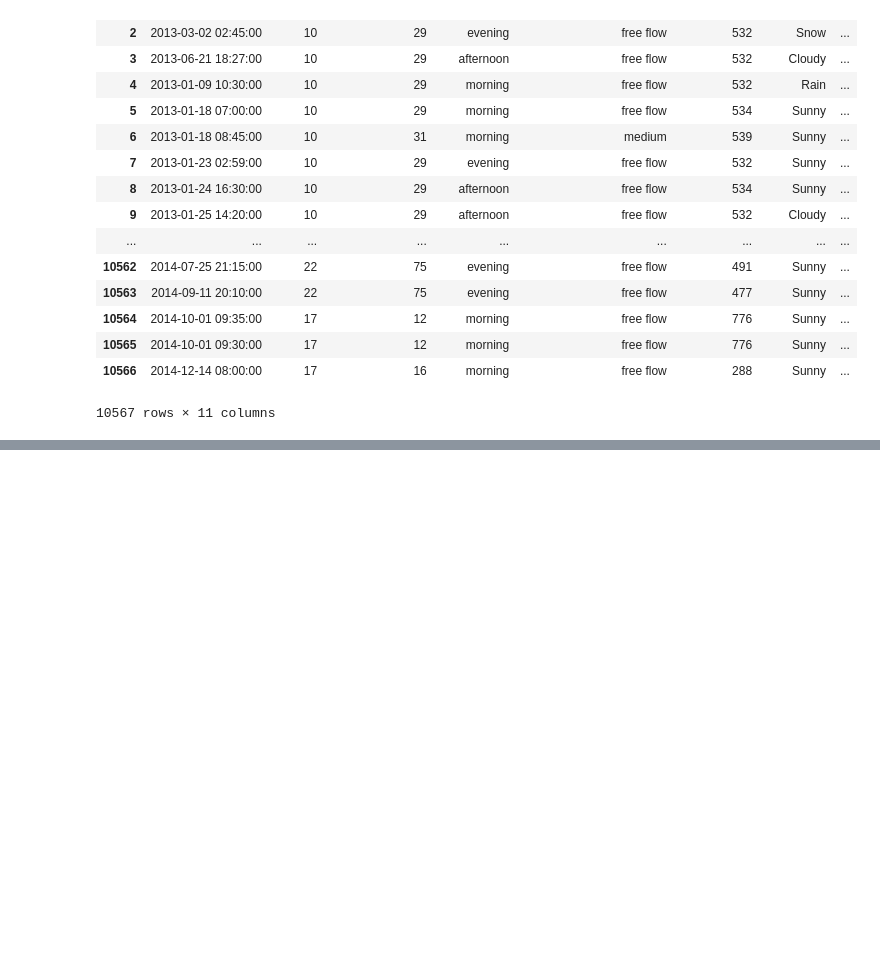
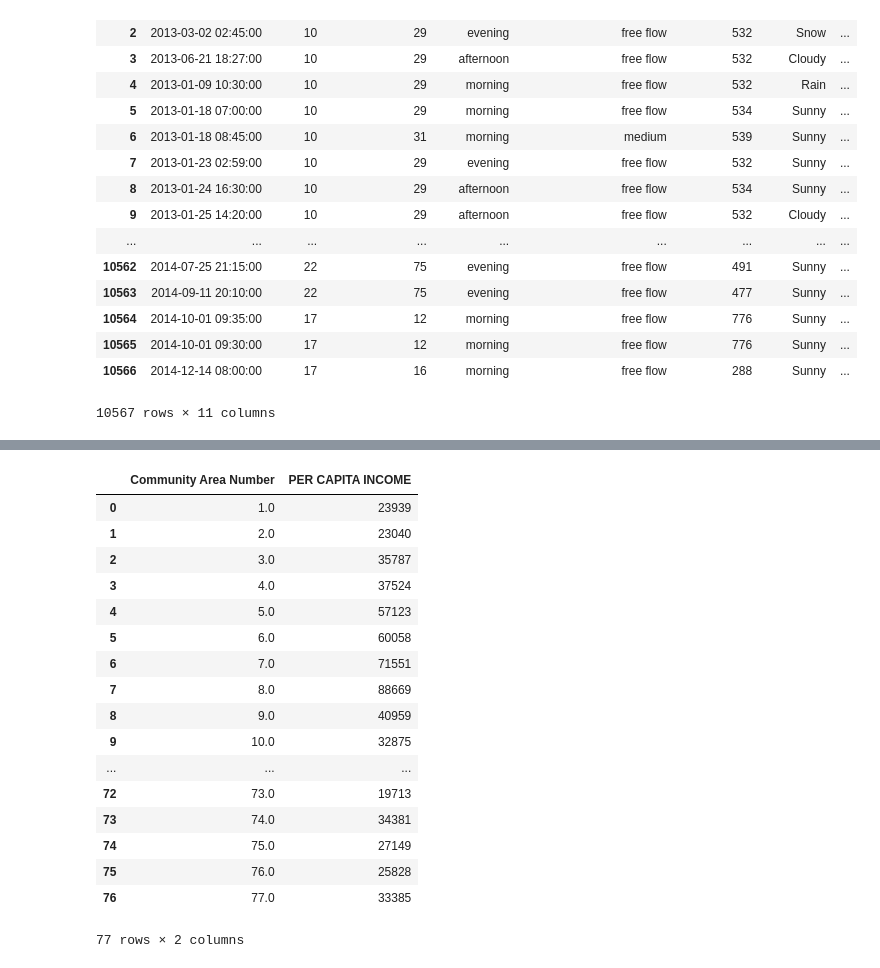
Before and after one commit to ChenshuXu/cse482-project, a Jupyter notebook: final pre-process.ipynb, the cells around one changed output, grey strips where cells are left out. Cells and saved outputs as stored; diff of their text form; code cells hidden in the pictures; blank space fills up the shorter version.

```diff
--- a/final pre-process.ipynb
+++ b/final pre-process.ipynb
@@ -70,0 +116,24 @@ crime_data
+# %%
+income_data = pd.read_csv("Census_Data_-_Selected_socioeconomic_indicators_in_Chicago__2008___2012.csv")
+income_data = income_data.dropna()
+income_data = income_data[['Community Area Number','PER CAPITA INCOME ']]
+income_data
+# %% [output]
+|  | Community Area Number | PER CAPITA INCOME |
+| 0 | 1.0 | 23939 |
+| 1 | 2.0 | 23040 |
+| 2 | 3.0 | 35787 |
+| 3 | 4.0 | 37524 |
+| 4 | 5.0 | 57123 |
+| 5 | 6.0 | 60058 |
+| 6 | 7.0 | 71551 |
+| 7 | 8.0 | 88669 |
+| 8 | 9.0 | 40959 |
+| 9 | 10.0 | 32875 |
+| ... | ... | ... |
+| 72 | 73.0 | 19713 |
+| 73 | 74.0 | 34381 |
+| 74 | 75.0 | 27149 |
+| 75 | 76.0 | 25828 |
+| 76 | 77.0 | 33385 |
+77 rows × 2 columns
```
Also changed, not shown: parts of 5 cells of this notebook, 3 other files.
